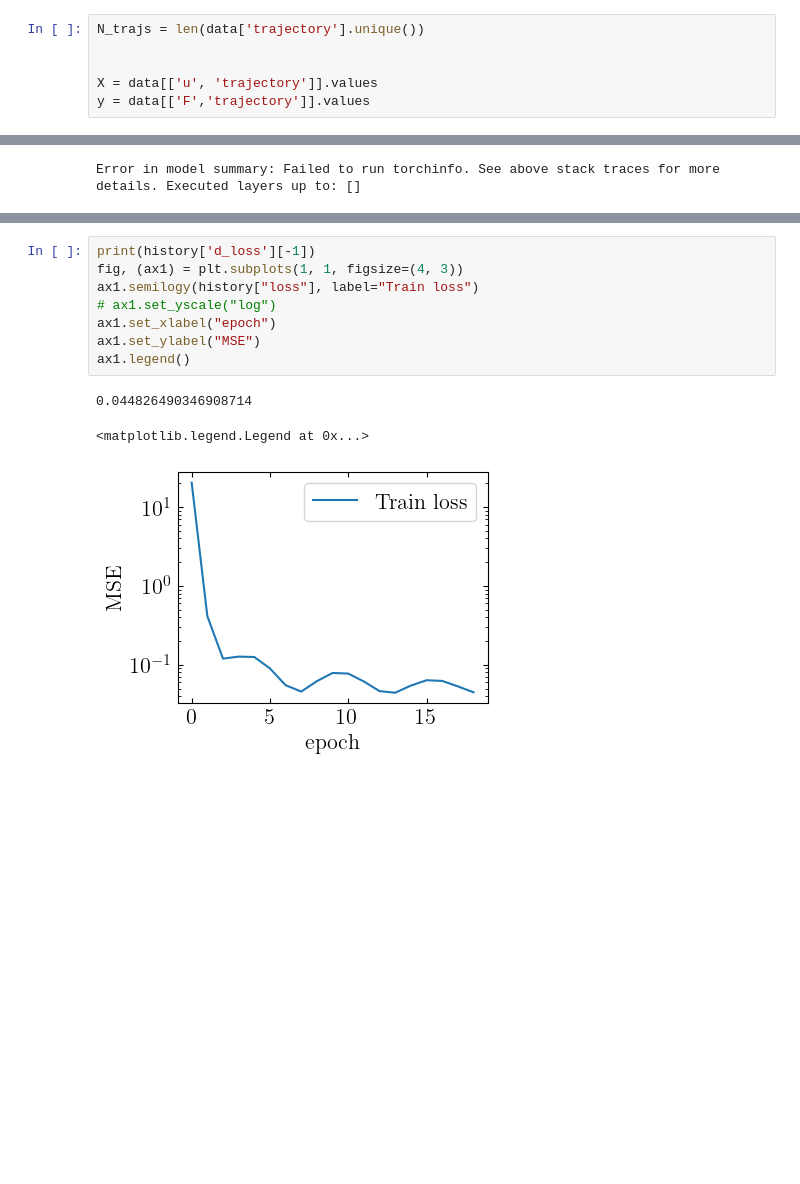
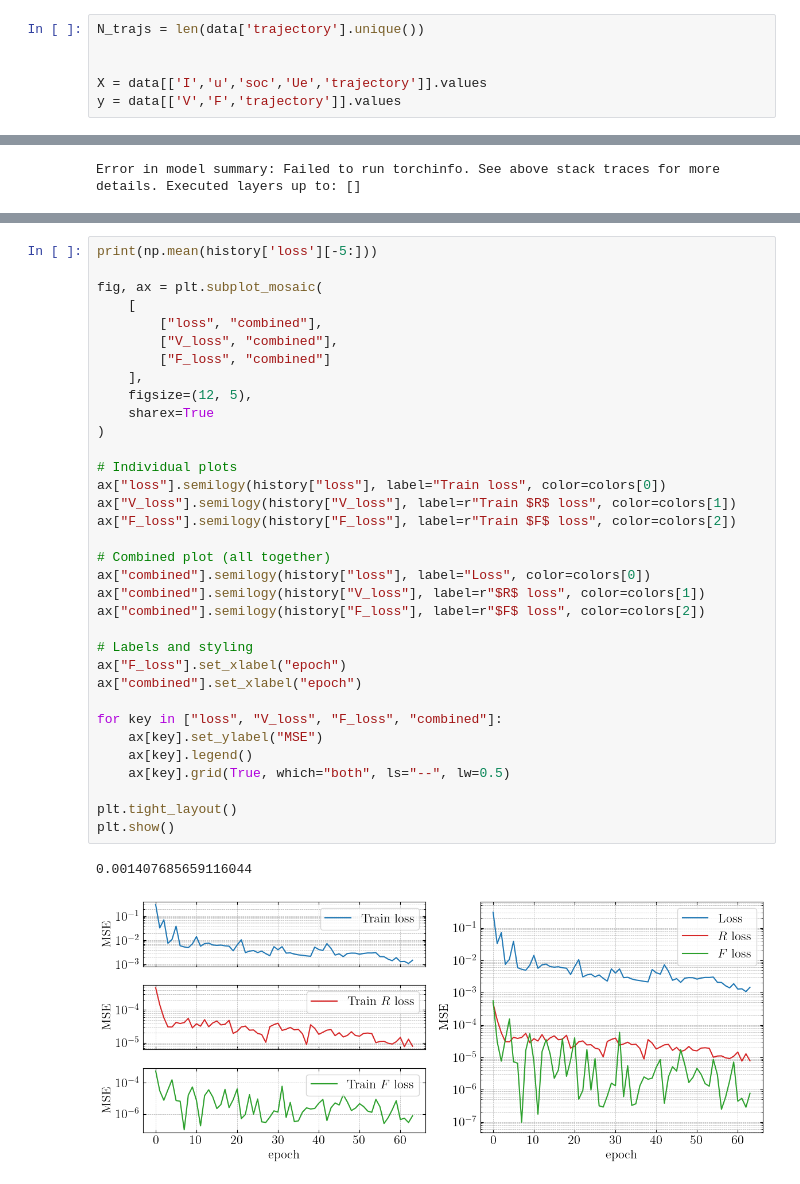
Before and after one commit to j-haralds/MSc_thesis, a Jupyter notebook: program/5_Multi/8_JH_multi.ipynb, the cells around one changed output, grey strips where cells are left out. Cells and saved outputs as stored; diff of their text form; blank space fills up the shorter version.

```diff
--- a/program/5_Multi/8_JH_multi.ipynb
+++ b/program/5_Multi/8_JH_multi.ipynb
@@ -233,8 +236,8 @@ plt.show()
 N_trajs = len(data['trajectory'].unique())
 
 
-X = data[['u', 'trajectory']].values
-y = data[['F','trajectory']].values
+X = data[['I','u','soc','Ue','trajectory']].values
+y = data[['V','F','trajectory']].values
 # %%
 x_tensor = torch.tensor(X, dtype=torch.float32)
 y_tensor = torch.tensor(y, dtype=torch.float32)
@@ -388,15 +426,40 @@ Early stopping: Total training time exceeded 3 minutes.
 # %%
-print(history['d_loss'][-1])
-fig, (ax1) = plt.subplots(1, 1, figsize=(4, 3))
-ax1.semilogy(history["loss"], label="Train loss")
-# ax1.set_yscale("log")
-ax1.set_xlabel("epoch")
-ax1.set_ylabel("MSE")
-ax1.legend()
+print(np.mean(history['loss'][-5:]))
+
+fig, ax = plt.subplot_mosaic(
+    [
+        ["loss", "combined"],
+        ["V_loss", "combined"],
+        ["F_loss", "combined"]
+    ],
+    figsize=(12, 5),
+    sharex=True
+)
+
+# Individual plots
+ax["loss"].semilogy(history["loss"], label="Train loss", color=colors[0])
+ax["V_loss"].semilogy(history["V_loss"], label=r"Train $R$ loss", color=colors[1])
+ax["F_loss"].semilogy(history["F_loss"], label=r"Train $F$ loss", color=colors[2])
+
+# Combined plot (all together)
+ax["combined"].semilogy(history["loss"], label="Loss", color=colors[0])
+ax["combined"].semilogy(history["V_loss"], label=r"$R$ loss", color=colors[1])
+ax["combined"].semilogy(history["F_loss"], label=r"$F$ loss", color=colors[2])
+
+# Labels and styling
+ax["F_loss"].set_xlabel("epoch")
+ax["combined"].set_xlabel("epoch")
+
+for key in ["loss", "V_loss", "F_loss", "combined"]:
+    ax[key].set_ylabel("MSE")
+    ax[key].legend()
+    ax[key].grid(True, which="both", ls="--", lw=0.5)
+
+plt.tight_layout()
+plt.show()
 # %% [output]
-0.044826490346908714
+0.001407685659116044
-<matplotlib.legend.Legend at 0x...>
-[figure, old version]
+[figure, new version]
 # %%
 def evaluate(model, x_test, y_test):
     model.eval()
```
Also changed, not shown: parts of 9 cells of this notebook, 4 other files.
